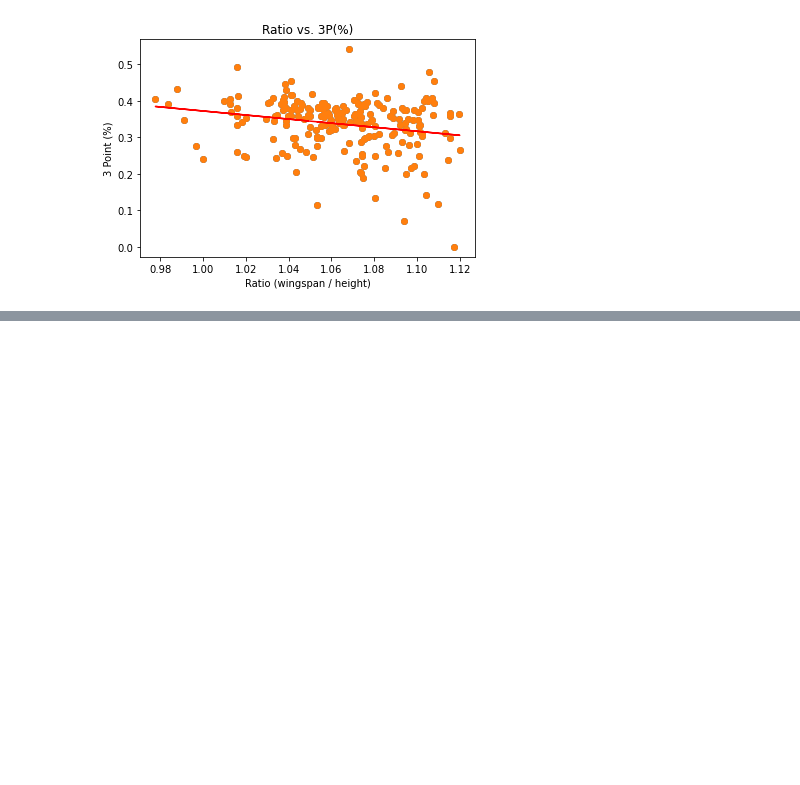
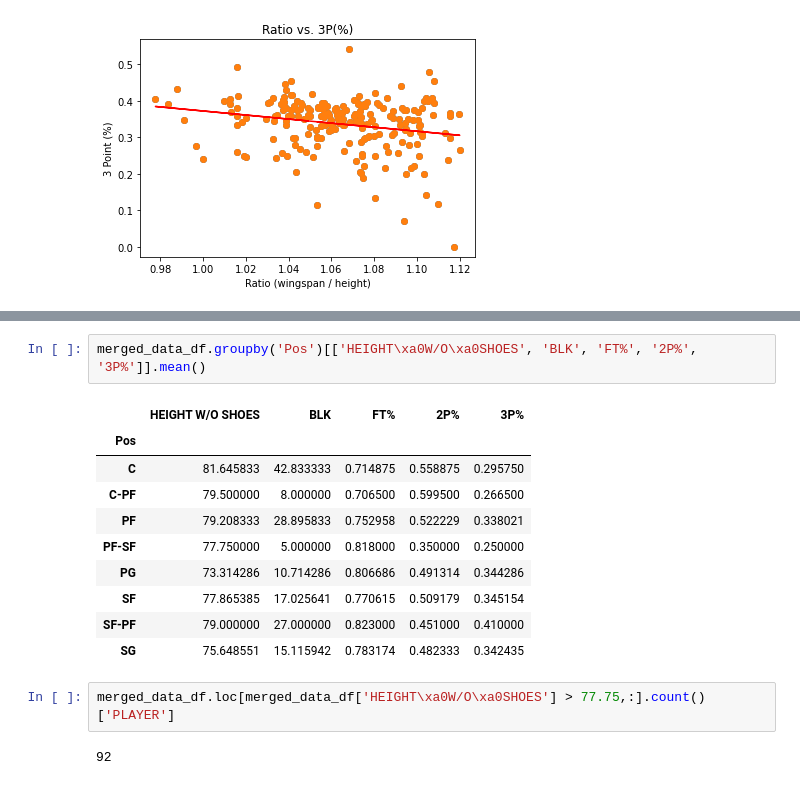
Before and after one commit to adithyav09/Group-APIs-Project, a Jupyter notebook: NBA_DATA.ipynb, the cells around one changed output, grey strips where cells are left out. Saved outputs shown, nothing was run; the diff lists cells and outputs as text; blank space fills up the shorter version.

```diff
--- a/NBA_DATA.ipynb
+++ b/NBA_DATA.ipynb
@@ -307,0 +332,17 @@ plt.show()
+# %%
+merged_data_df.groupby('Pos')[['HEIGHT\xa0W/O\xa0SHOES', 'BLK', 'FT%', '2P%', '3P%']].mean()
+# %% [output]
+|  | HEIGHT W/O SHOES | BLK | FT% | 2P% | 3P% |
+| Pos |  |  |  |  |  |
+| C | 81.645833 | 42.833333 | 0.714875 | 0.558875 | 0.295750 |
+| C-PF | 79.500000 | 8.000000 | 0.706500 | 0.599500 | 0.266500 |
+| PF | 79.208333 | 28.895833 | 0.752958 | 0.522229 | 0.338021 |
+| PF-SF | 77.750000 | 5.000000 | 0.818000 | 0.350000 | 0.250000 |
+| PG | 73.314286 | 10.714286 | 0.806686 | 0.491314 | 0.344286 |
+| SF | 77.865385 | 17.025641 | 0.770615 | 0.509179 | 0.345154 |
+| SF-PF | 79.000000 | 27.000000 | 0.823000 | 0.451000 | 0.410000 |
+| SG | 75.648551 | 15.115942 | 0.783174 | 0.482333 | 0.342435 |
+# %%
+merged_data_df.loc[merged_data_df['HEIGHT\xa0W/O\xa0SHOES'] > 77.75,:].count()['PLAYER']
+# %% [output]
+92
```
Also changed, not shown: parts of 14 cells of this notebook, 2 other files.
